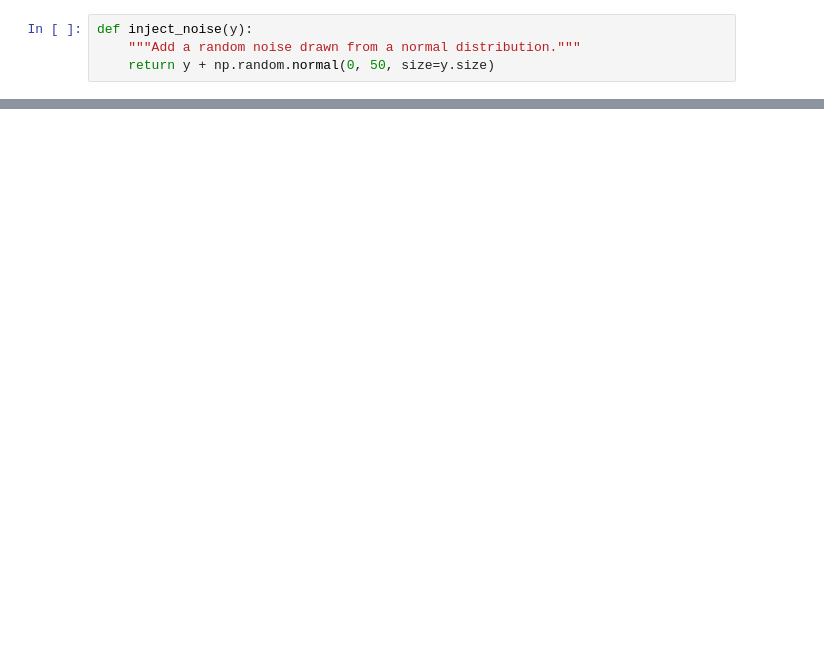
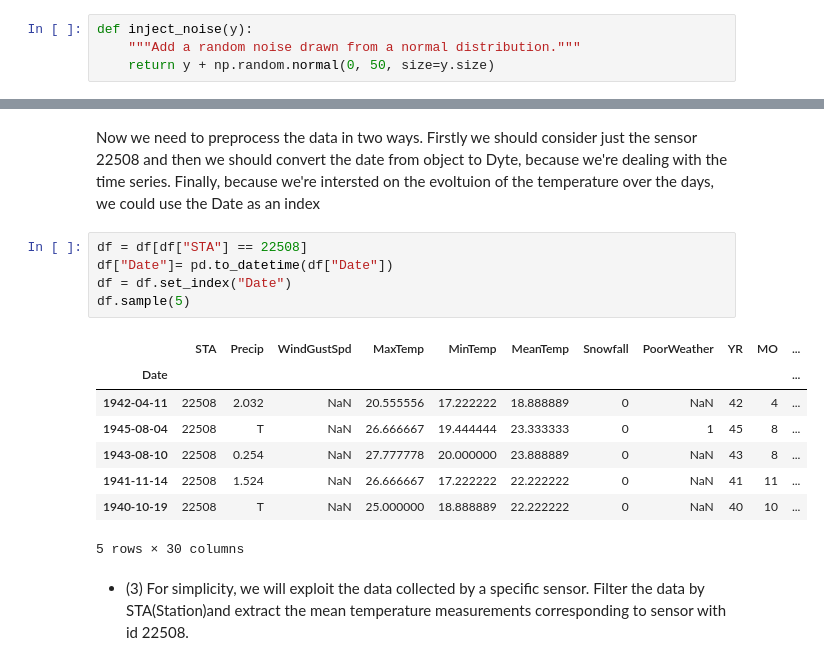
Before and after one commit to francescodisalvo05/Data-Science-Lab-Exercises, a Jupyter notebook: Notebooks/8-Laboratory-26-11-2020.ipynb, the cells around one changed output, grey strips where cells are left out. Drawn from its saved outputs; the diff is of its cells as text; blank space fills up the shorter version.

```diff
--- a/Notebooks/8-Laboratory-26-11-2020.ipynb
+++ b/Notebooks/8-Laboratory-26-11-2020.ipynb
@@ -168,0 +305,18 @@ As it can be clearly seen, the most robust is the random forest, whose obtain ni
+# %% [markdown]
+Now we need to preprocess the data in two ways. Firstly we should consider just the sensor 22508 and then we should convert the date from object to Dyte, because we're dealing with the time series. Finally, because we're intersted on the evoltuion of the temperature over the days, we could use the Date as an index
+# %%
+df = df[df["STA"] == 22508]
+df["Date"]= pd.to_datetime(df["Date"])
+df = df.set_index("Date")
+df.sample(5)
+# %% [output]
+|  | STA | Precip | WindGustSpd | MaxTemp | MinTemp | MeanTemp | Snowfall | PoorWeather | YR | MO | ... |
+| Date |  |  |  |  |  |  |  |  |  |  | ... |
+| 1942-04-11 | 22508 | 2.032 | NaN | 20.555556 | 17.222222 | 18.888889 | 0 | NaN | 42 | 4 | ... |
+| 1945-08-04 | 22508 | T | NaN | 26.666667 | 19.444444 | 23.333333 | 0 | 1 | 45 | 8 | ... |
+| 1943-08-10 | 22508 | 0.254 | NaN | 27.777778 | 20.000000 | 23.888889 | 0 | NaN | 43 | 8 | ... |
+| 1941-11-14 | 22508 | 1.524 | NaN | 26.666667 | 17.222222 | 22.222222 | 0 | NaN | 41 | 11 | ... |
+| 1940-10-19 | 22508 | T | NaN | 25.000000 | 18.888889 | 22.222222 | 0 | NaN | 40 | 10 | ... |
+5 rows × 30 columns
+# %% [markdown]
+- (3) For simplicity, we will exploit the data collected by a specific sensor. Filter the data by STA(Station)and extract the mean temperature measurements corresponding to sensor with id 22508.
```
Also changed, not shown: parts of 27 cells of this notebook.
